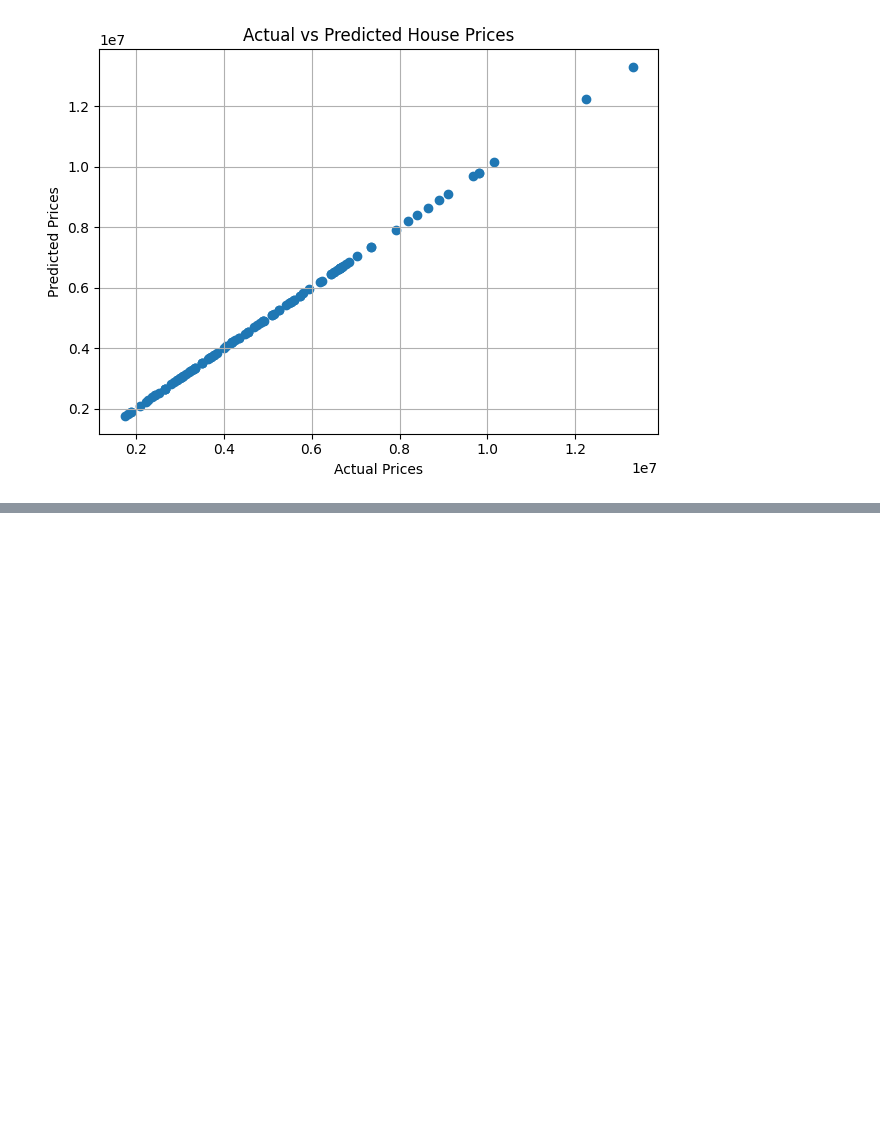
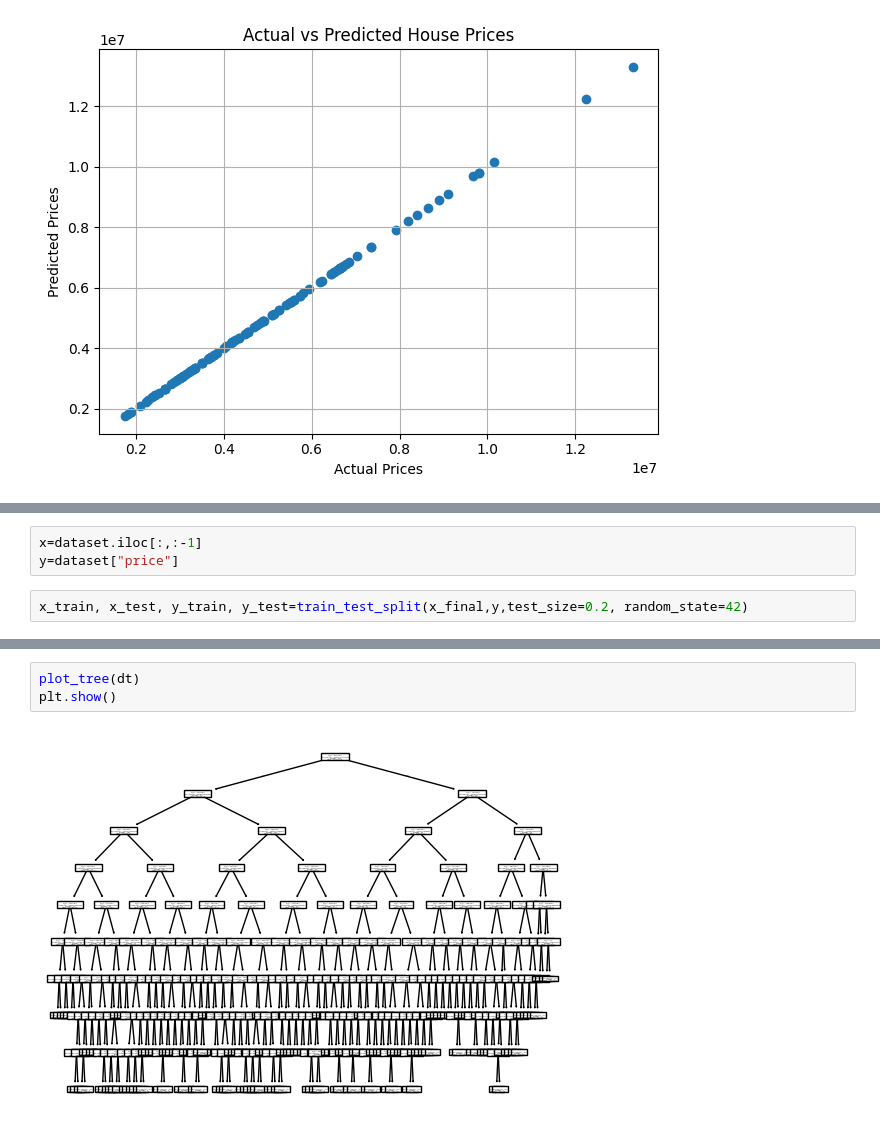
Before and after one commit to kiyoshi-code/Housing_Price_Prediction-ML_Project, a Jupyter notebook: main.ipynb, the cells around one changed output, grey strips where cells are left out. Saved outputs shown, nothing was run; the diff lists cells and outputs as text; blank space fills up the shorter version.

```diff
--- a/main.ipynb
+++ b/main.ipynb
@@ -216,0 +241,5 @@ plt.show()
+# %%
+x=dataset.iloc[:,:-1]
+y=dataset["price"]
+# %%
+x_train, x_test, y_train, y_test=train_test_split(x_final,y,test_size=0.2, random_state=42)
@@ -216,0 +256,5 @@ plt.show()
+# %%
+plot_tree(dt)
+plt.show()
+# %% [output]
+[figure, added]
```
Also changed, not shown: parts of 29 cells of this notebook, 3 other files.
